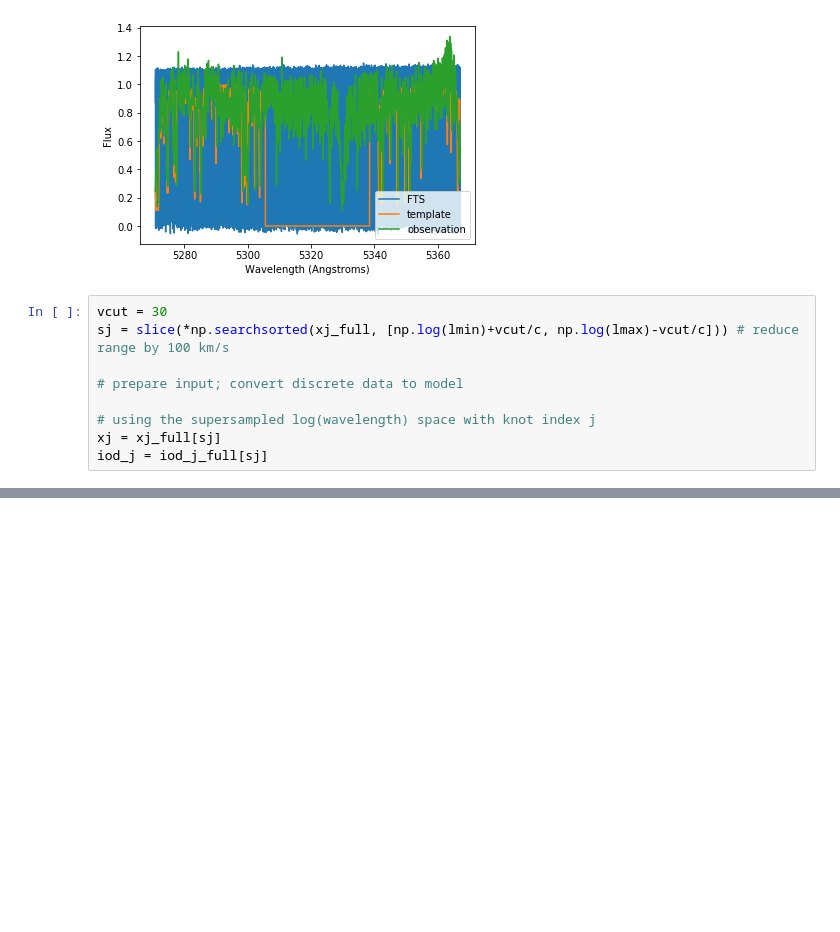
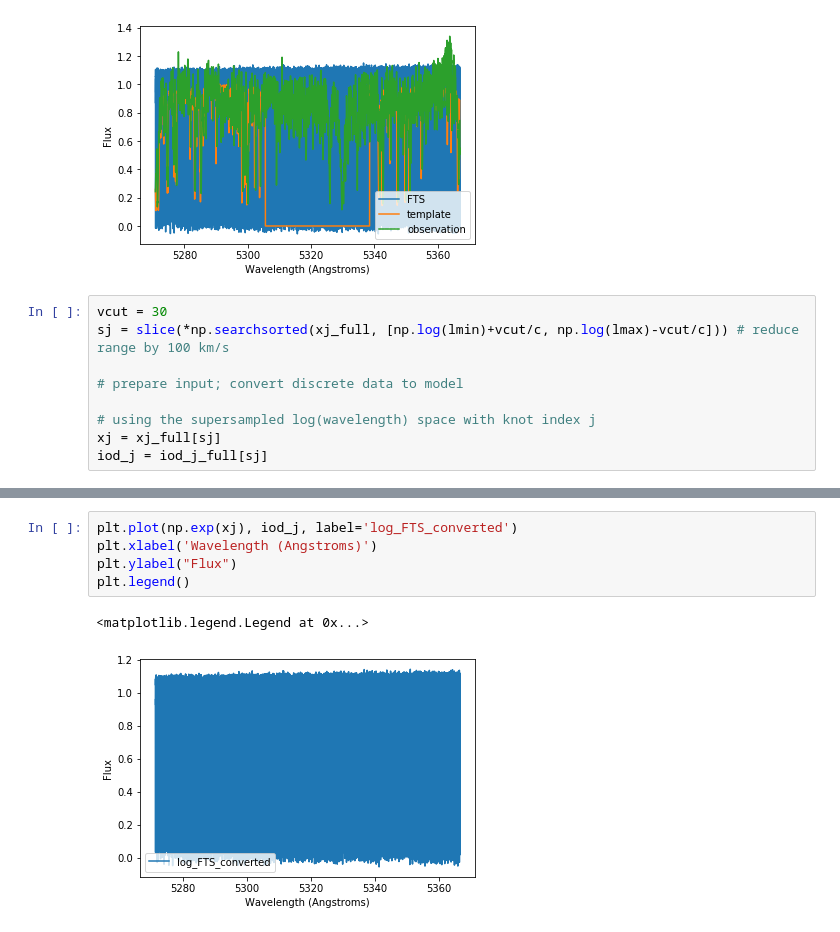
Before and after one commit to mzechmeister/viper, a Jupyter notebook: viper_jupyter.ipynb, the cells around one changed output, grey strips where cells are left out. Cells and saved outputs as stored; diff of their text form; blank space fills up the shorter version.

```diff
--- a/viper_jupyter.ipynb
+++ b/viper_jupyter.ipynb
@@ -260,0 +427,8 @@ iod_j = iod_j_full[sj]
+# %%
+plt.plot(np.exp(xj), iod_j, label='log_FTS_converted')
+plt.xlabel('Wavelength (Angstroms)')
+plt.ylabel("Flux")
+plt.legend()
+# %% [output]
+<matplotlib.legend.Legend at 0x...>
+[figure, added]
```
Also changed, not shown: parts of 13 cells of this notebook.
